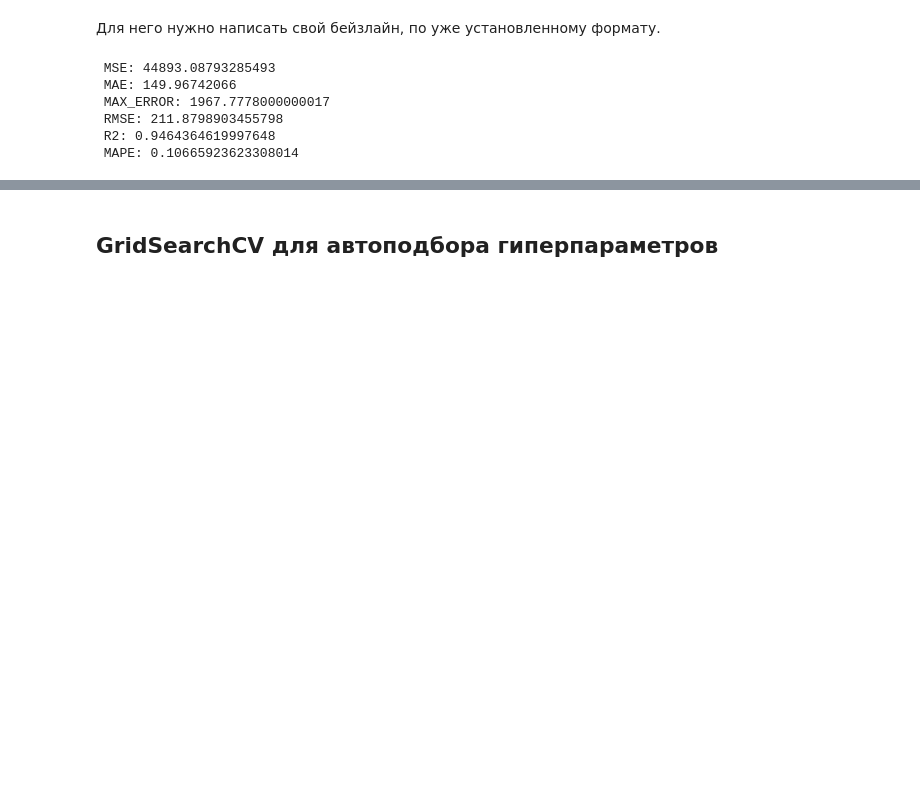
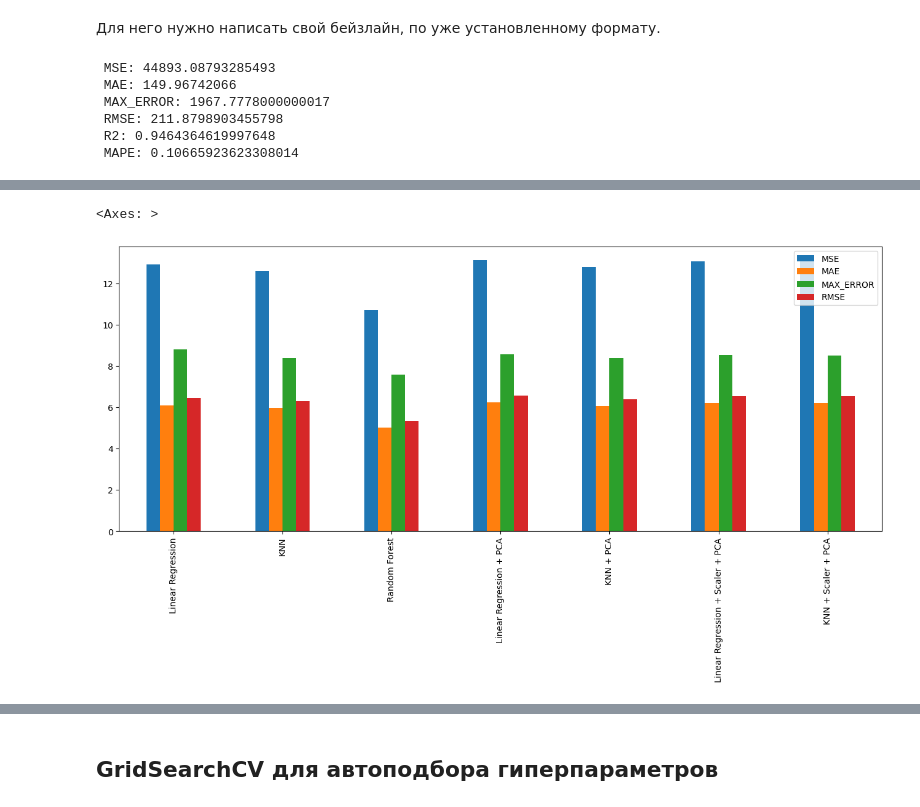
Before and after one commit to HSE-Study-Team/ML_GROUP, a Jupyter notebook: ltv_regression.ipynb, the cells around one changed output, grey strips where cells are left out. Saved outputs shown, nothing was run; the diff lists cells and outputs as text; code cells hidden in the pictures; blank space fills up the shorter version.

```diff
--- a/ltv_regression.ipynb
+++ b/ltv_regression.ipynb
@@ -605,0 +604,14 @@ print(rfr_metrics)
+# %%
+pivot_metrics = pd.DataFrame(
+    [
+        lr_metrics.get_dict(),
+        knn_metrics.get_dict(),
+        rfr_metrics.get_dict(),
+        lr_metrics_pca.get_dict(),
+        knn_metrics_pca.get_dict(),
+        lr_metrics_scale_pca.get_dict(),
+        knn_metrics_scale_pca.get_dict(),
+    ], index=['Linear Regression', 'KNN', 'Random Forest', 'Linear Regression + PCA', 'KNN + PCA', 'Linear Regression + Scaler + PCA', 'KNN + Scaler + PCA']
+)
+
+pivot_metrics
@@ -605,0 +627,5 @@ print(rfr_metrics)
+# %%
+pivot_metrics[['MSE', 'MAE', 'MAX_ERROR', 'RMSE']].apply(lambda x: abs(np.log(x))).plot(kind='bar', figsize=(16, 6))
+# %% [output]
+<Axes: >
+[figure, added]
```
Also changed, not shown: parts of 13 cells of this notebook.
